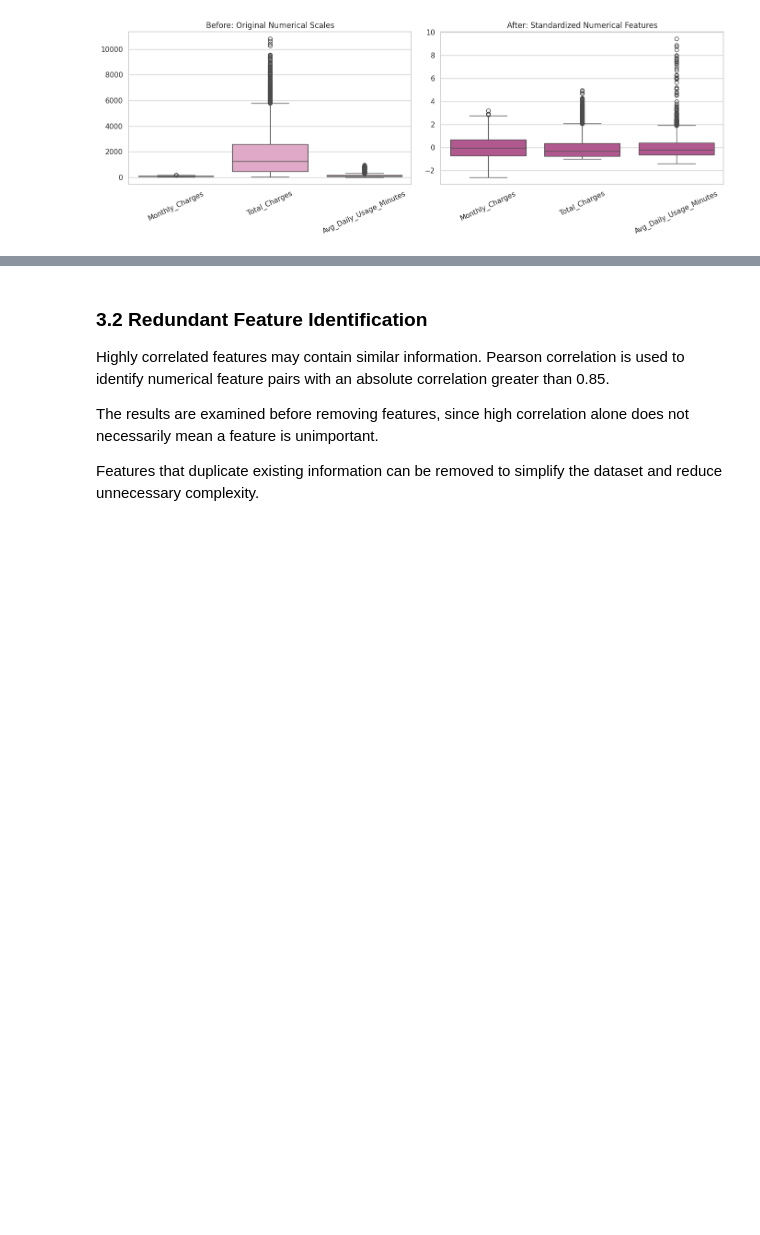
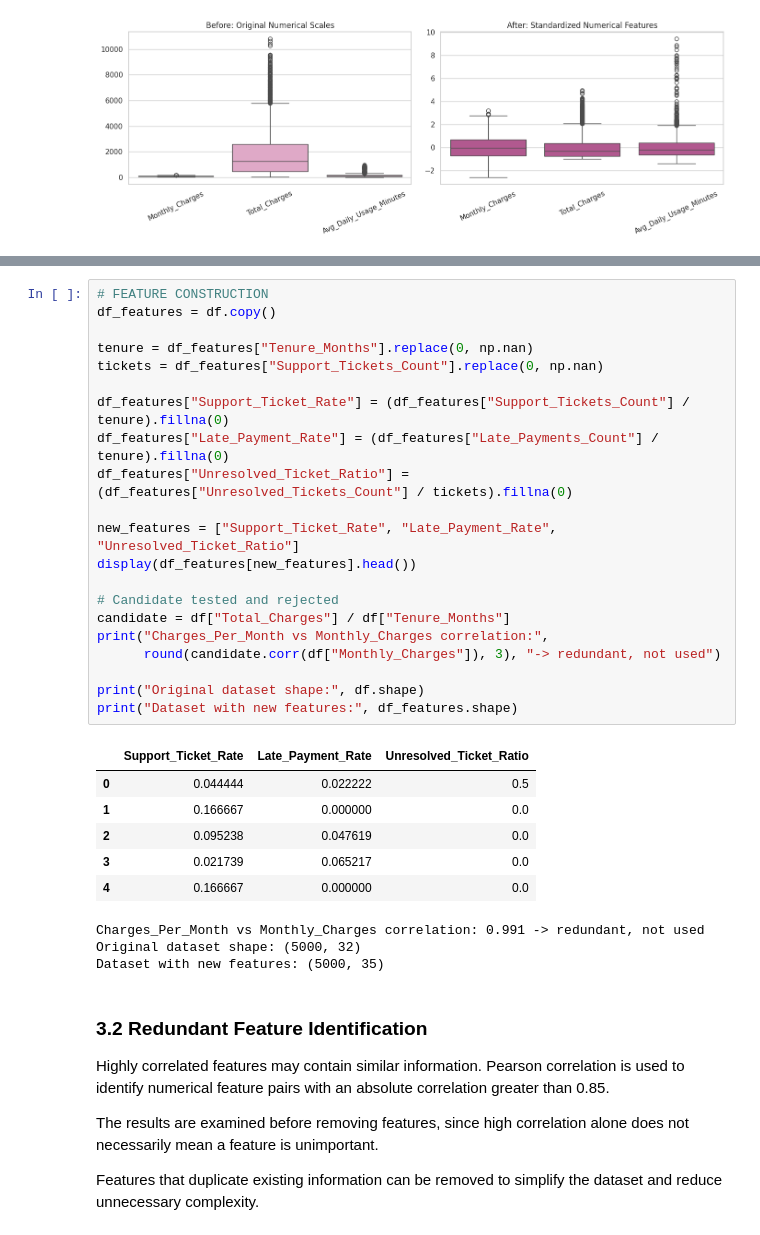
Before and after one commit to 2026em1100040-pixel/Riddhi_bhatt_FE_assignment1, a Jupyter notebook: Riddhi_Bhatt_FE_Assignment1.ipynb, the cells around one changed output, grey strips where cells are left out. Saved outputs shown, nothing was run; the diff lists cells and outputs as text; blank space fills up the shorter version.

```diff
--- a/Riddhi_Bhatt_FE_Assignment1.ipynb
+++ b/Riddhi_Bhatt_FE_Assignment1.ipynb
@@ -908,3 +908,34 @@ Dataset with new features: (5000, 35)
+# %%
+# FEATURE CONSTRUCTION
+df_features = df.copy()
+
+tenure = df_features["Tenure_Months"].replace(0, np.nan)
+tickets = df_features["Support_Tickets_Count"].replace(0, np.nan)
+
+df_features["Support_Ticket_Rate"] = (df_features["Support_Tickets_Count"] / tenure).fillna(0)
+df_features["Late_Payment_Rate"] = (df_features["Late_Payments_Count"] / tenure).fillna(0)
+df_features["Unresolved_Ticket_Ratio"] = (df_features["Unresolved_Tickets_Count"] / tickets).fillna(0)
+
+new_features = ["Support_Ticket_Rate", "Late_Payment_Rate", "Unresolved_Ticket_Ratio"]
+display(df_features[new_features].head())
+
+# Candidate tested and rejected
+candidate = df["Total_Charges"] / df["Tenure_Months"]
+print("Charges_Per_Month vs Monthly_Charges correlation:",
+      round(candidate.corr(df["Monthly_Charges"]), 3), "-> redundant, not used")
+
+print("Original dataset shape:", df.shape)
+print("Dataset with new features:", df_features.shape)
+# %% [output]
+|  | Support_Ticket_Rate | Late_Payment_Rate | Unresolved_Ticket_Ratio |
+| 0 | 0.044444 | 0.022222 | 0.5 |
+| 1 | 0.166667 | 0.000000 | 0.0 |
+| 2 | 0.095238 | 0.047619 | 0.0 |
+| 3 | 0.021739 | 0.065217 | 0.0 |
+| 4 | 0.166667 | 0.000000 | 0.0 |
+Charges_Per_Month vs Monthly_Charges correlation: 0.991 -> redundant, not used
+Original dataset shape: (5000, 32)
+Dataset with new features: (5000, 35)
 # %% [markdown]
 ### 3.2 Redundant Feature Identification
 
```
Also changed, not shown: parts of 16 cells of this notebook, 1 other file.
